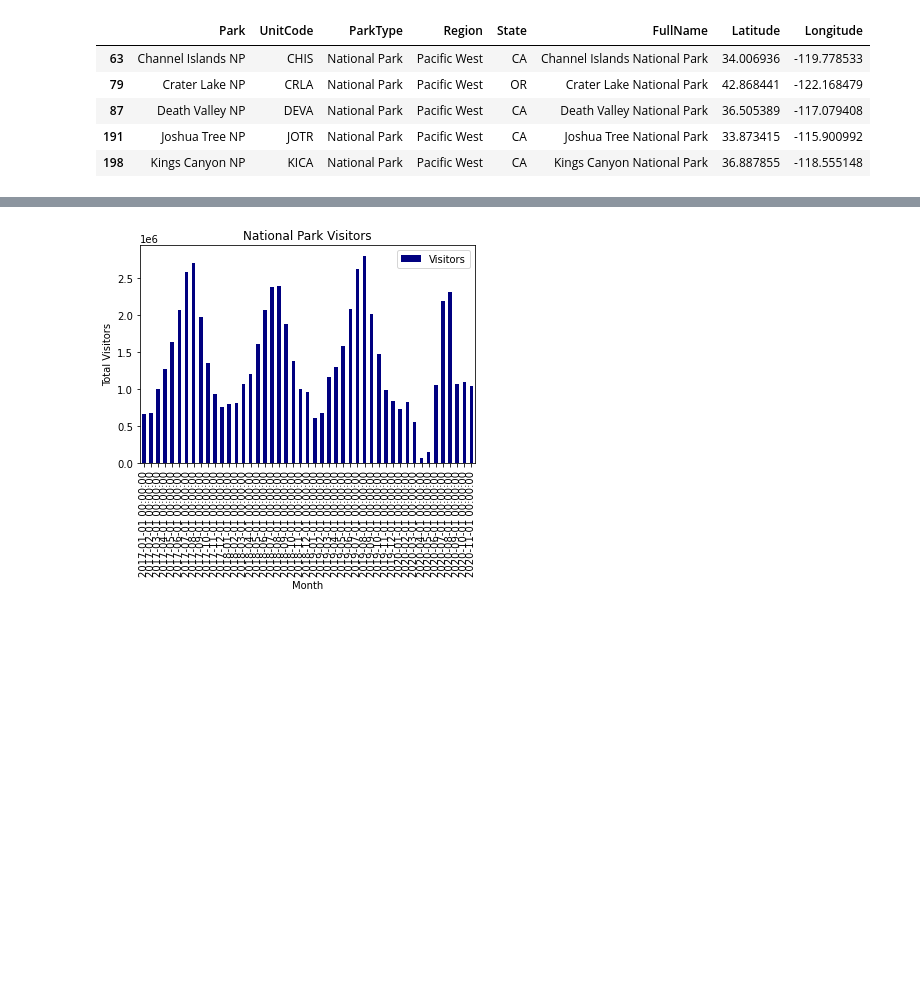
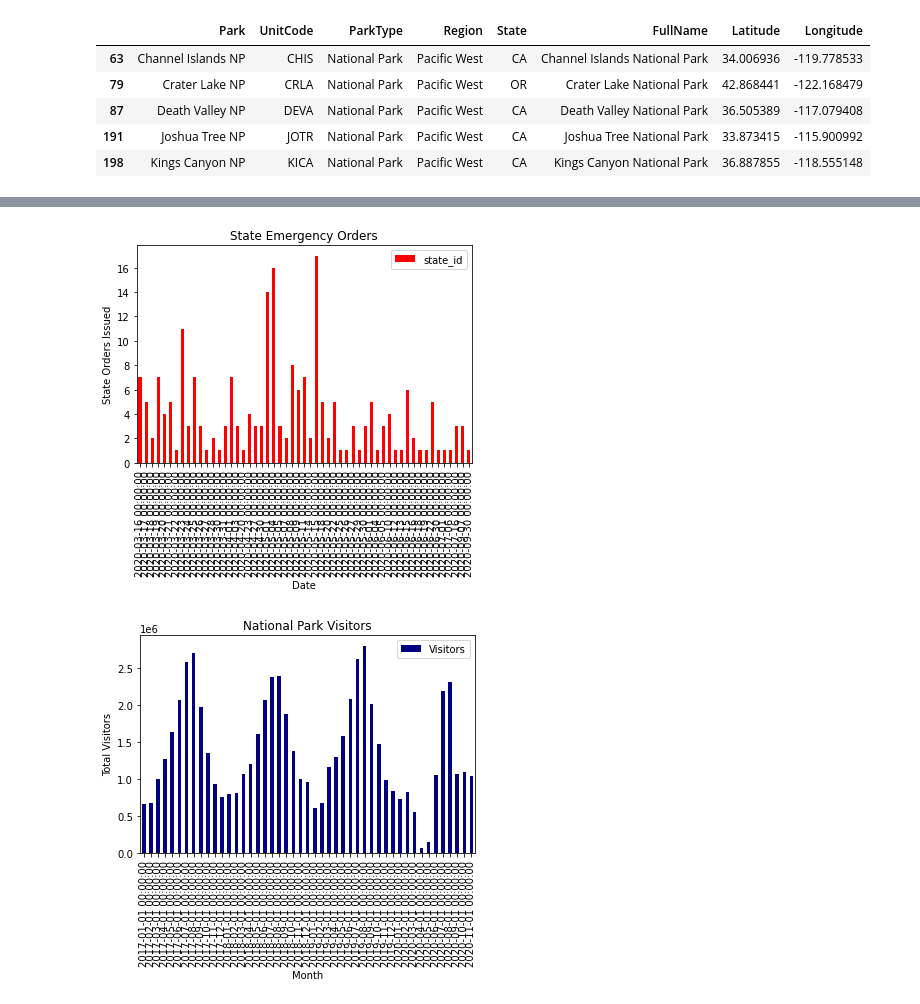
Before and after one commit to missymeyer/ProjectOne, a Jupyter notebook: ProjectOne.ipynb, the cells around one changed output, grey strips where cells are left out. Drawn from its saved outputs; the diff is of its cells as text; code cells hidden in the pictures; blank space fills up the shorter version.

Commit message:
Adding state emergency order data

```diff
--- a/ProjectOne.ipynb
+++ b/ProjectOne.ipynb
@@ -14,10 +14,12 @@ from config import gkey
 # Source files
 attendance_raw = 'Resources/national_park_attendance_Prev3Y.xlsx'
 park_info = 'Resources/national_park_locations.xlsx'
+state_orders = 'Resources/state_orders.xlsx'
 #wildfires = 'Resources/California_Fire_Incidents.csv'
 
 # Read data and store in dataframe
 attendance_data = pd.read_excel(attendance_raw)
 park_info_data = pd.read_excel(park_info)
+emergency_orders_data = pd.read_excel(state_orders)
 #wildfire_data = pd.read_csv(wildfires)
 # %%
@@ -52,3 +54,11 @@ focus_parks.head(20)
 | 293 | Redwood NP | REDW | National Park | Pacific West | CA | Redwood National Park |
 | 321 | Sequoia NP | SEQU | National Park | Pacific West | CA | Sequoia National Park |
 | 376 | Yosemite NP | YOSE | National Park | Pacific West | CA | Yosemite National Park |
+# %%
+# Limit emergency order dataframe to West Coast
+all_orders = pd.DataFrame(emergency_orders_data.loc[(emergency_orders_data['policy_level'] == 'state') & (emergency_orders_data['start_stop'] == 'start')])
+emergency_orders = pd.DataFrame(all_orders.loc[(all_orders['policy_type'] == 'Entertainment') | (all_orders['policy_type'] == 'Food and Drink') | (all_orders['policy_type'] == 'Gyms') | (all_orders['policy_type'] == 'Non-Essential Businesses')])
+state_policy = pd.DataFrame(emergency_orders.loc[(emergency_orders['state_id'] == 'CA') | (emergency_orders['state_id'] == 'OR') | (emergency_orders['state_id'] == 'WA')])
+emergency_orders.reset_index()
+
+emergency_orders.head(20)
@@ -144,4 +172,17 @@ park_data.head(50)
 | Crater Lake National Park | Crater Lake NP | CRLA | National Park | Pacific West | OR | 42.868441 | -122.168479 | CRLA | 2020-01-01 | 3492.0 | ... |
 | Crater Lake National Park | Crater Lake NP | CRLA | National Park | Pacific West | OR | 42.868441 | -122.168479 | CRLA | 2020-02-01 | 3351.0 | ... |
 | Crater Lake National Park | Crater Lake NP | CRLA | National Park | Pacific West | OR | 42.868441 | -122.168479 | CRLA | 2020-03-01 | 5304.0 | ... |
+# %%
+# Generate a bar plot for state orders
+ugh_group = emergency_orders.groupby('date')
+measures = pd.DataFrame(ugh_group['state_id'].count())
+
+drug_chart=measures.plot(kind='bar', title='State Emergency Orders', color='red')
+
+drug_chart.set_xlabel('Date')
+drug_chart.set_ylabel('State Orders Issued')
+
+plt.show()
+# %% [output]
+[figure, added]
 # %%
```
Also changed, not shown: parts of 3 cells of this notebook, 1 other file.
